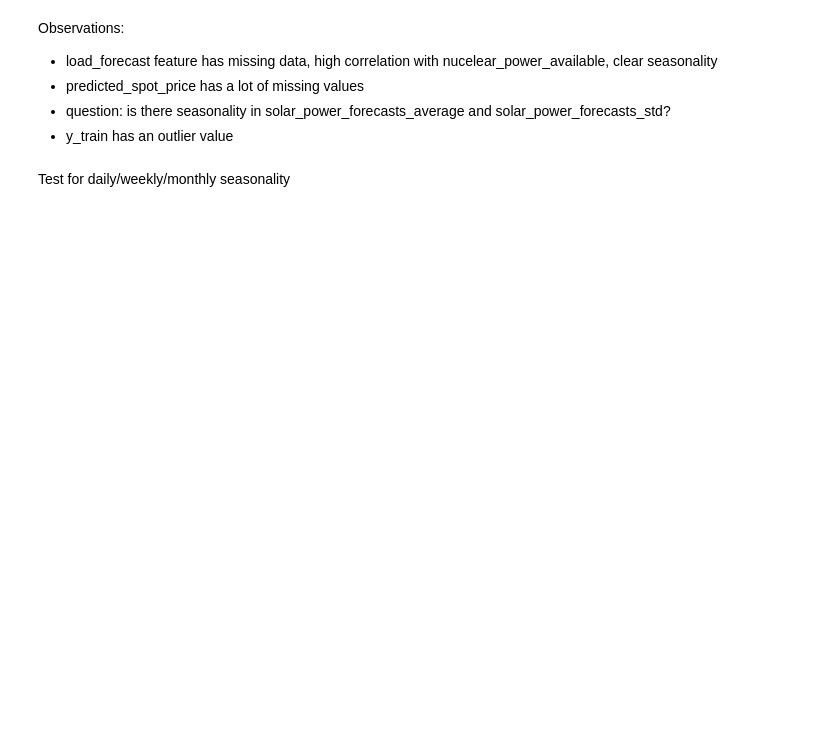
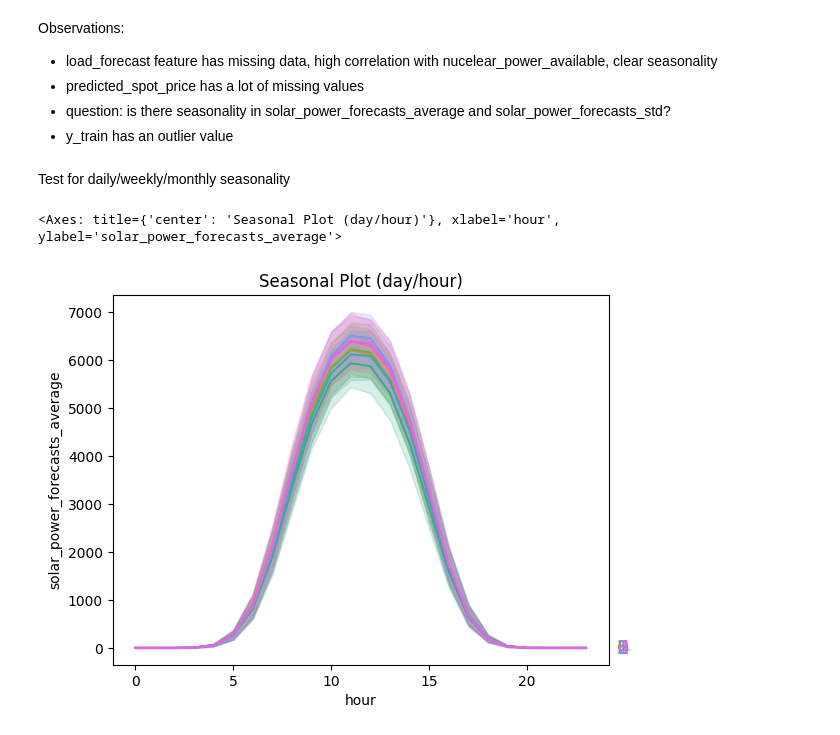
Before and after one commit to slokadjaja/electricity-price-forecasting, a Jupyter notebook: EDA.ipynb, the cells around one changed output. Cells and saved outputs as stored; diff of their text form; code cells hidden in the pictures; blank space fills up the shorter version.

```diff
--- a/EDA.ipynb
+++ b/EDA.ipynb
@@ -60,8 +61,13 @@ Observations:
 - y_train has an outlier value
 # %% [markdown]
 Test for daily/weekly/monthly seasonality
-# %%
-X_train.index = pd.to_datetime(X_train.index, utc=True)
 # %%
 X_train['month'] = X_train.index.month
 X_train['day'] = X_train.index.day_of_week
+X_train['hour'] = X_train.index.hour
+X_train['week'] = X_train.index.isocalendar().week
+# %%
+seasonal_plot(X_train, y='solar_power_forecasts_average', period="day", freq="hour")
+# %% [output]
+<Axes: title={'center': 'Seasonal Plot (day/hour)'}, xlabel='hour', ylabel='solar_power_forecasts_average'>
+[figure, added]
```
Also changed, not shown: parts of 4 cells of this notebook, 6 other files.
